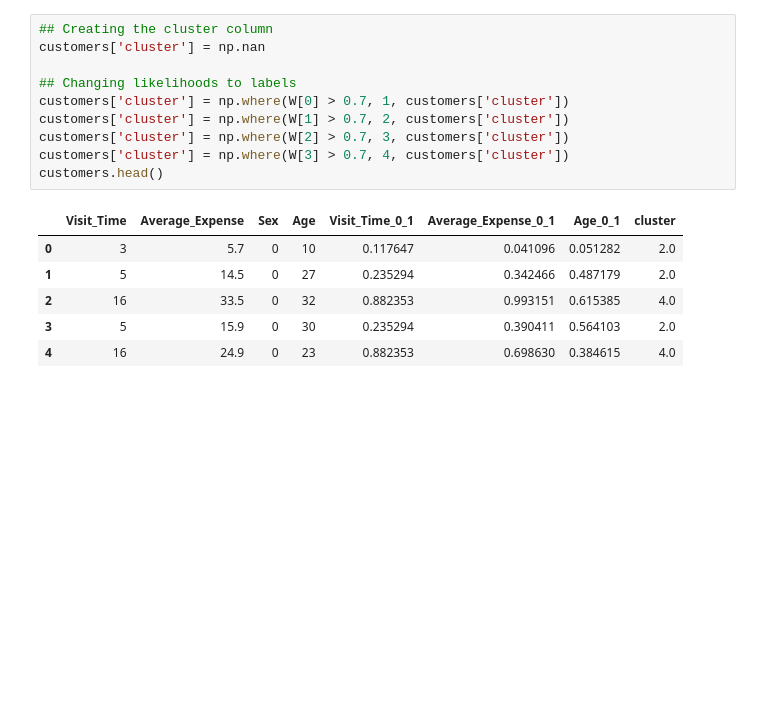
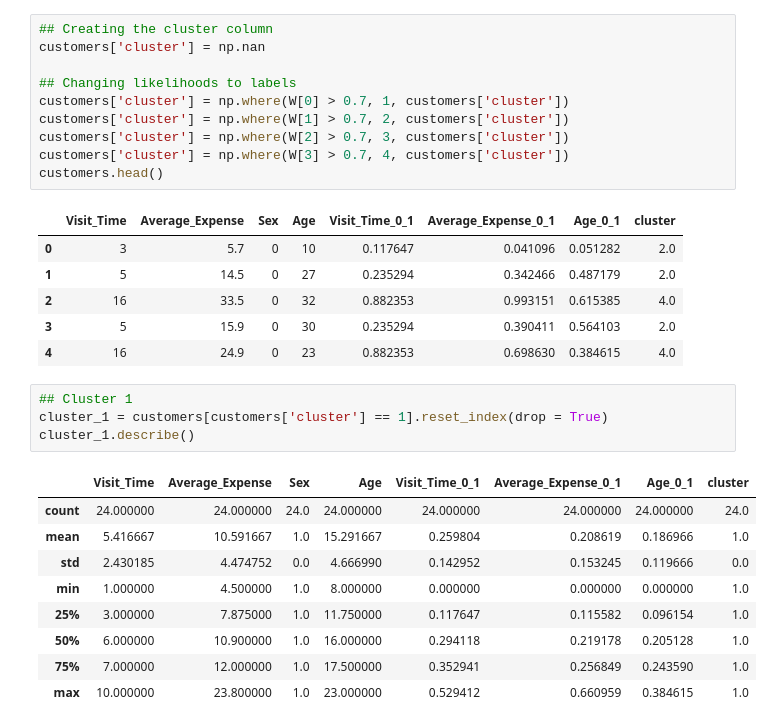
Before and after one commit to oscarm524/data_445_dummy, a Jupyter notebook: In_Class_Assignments/In_Class_Assignment_Clustering.ipynb, the cells around one changed output. Saved outputs shown, nothing was run; the diff lists cells and outputs as text; blank space fills up the shorter version.

Commit message:
adding cluster 1 description

```diff
--- a/In_Class_Assignments/In_Class_Assignment_Clustering.ipynb
+++ b/In_Class_Assignments/In_Class_Assignment_Clustering.ipynb
@@ -98,3 +98,17 @@ customers.head()
 | 2 | 16 | 33.5 | 0 | 32 | 0.882353 | 0.993151 | 0.615385 | 4.0 |
 | 3 | 5 | 15.9 | 0 | 30 | 0.235294 | 0.390411 | 0.564103 | 2.0 |
 | 4 | 16 | 24.9 | 0 | 23 | 0.882353 | 0.698630 | 0.384615 | 4.0 |
+# %%
+## Cluster 1
+cluster_1 = customers[customers['cluster'] == 1].reset_index(drop = True)
+cluster_1.describe()
+# %% [output]
+|  | Visit_Time | Average_Expense | Sex | Age | Visit_Time_0_1 | Average_Expense_0_1 | Age_0_1 | cluster |
+| count | 24.000000 | 24.000000 | 24.0 | 24.000000 | 24.000000 | 24.000000 | 24.000000 | 24.0 |
+| mean | 5.416667 | 10.591667 | 1.0 | 15.291667 | 0.259804 | 0.208619 | 0.186966 | 1.0 |
+| std | 2.430185 | 4.474752 | 0.0 | 4.666990 | 0.142952 | 0.153245 | 0.119666 | 0.0 |
+| min | 1.000000 | 4.500000 | 1.0 | 8.000000 | 0.000000 | 0.000000 | 0.000000 | 1.0 |
+| 25% | 3.000000 | 7.875000 | 1.0 | 11.750000 | 0.117647 | 0.115582 | 0.096154 | 1.0 |
+| 50% | 6.000000 | 10.900000 | 1.0 | 16.000000 | 0.294118 | 0.219178 | 0.205128 | 1.0 |
+| 75% | 7.000000 | 12.000000 | 1.0 | 17.500000 | 0.352941 | 0.256849 | 0.243590 | 1.0 |
+| max | 10.000000 | 23.800000 | 1.0 | 23.000000 | 0.529412 | 0.660959 | 0.384615 | 1.0 |
```
